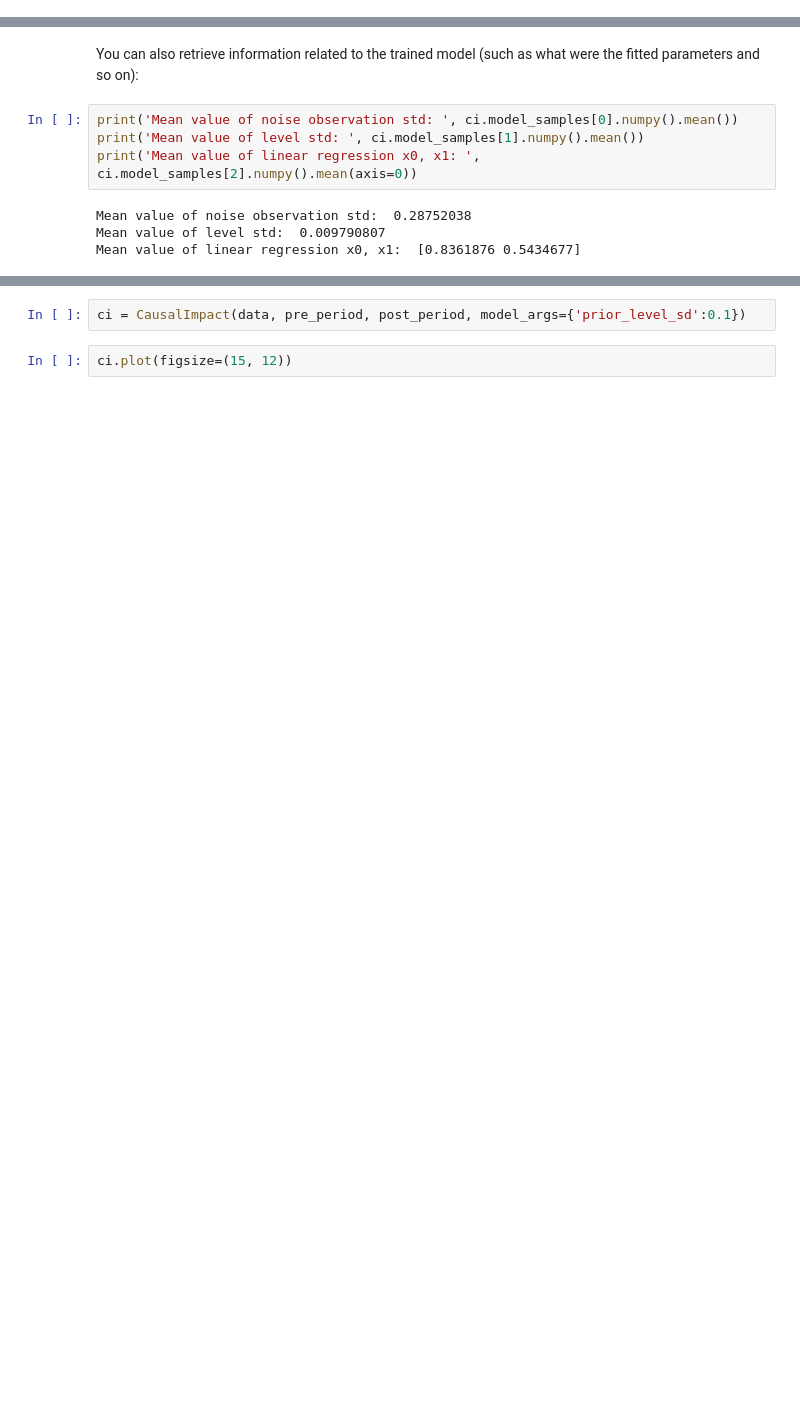
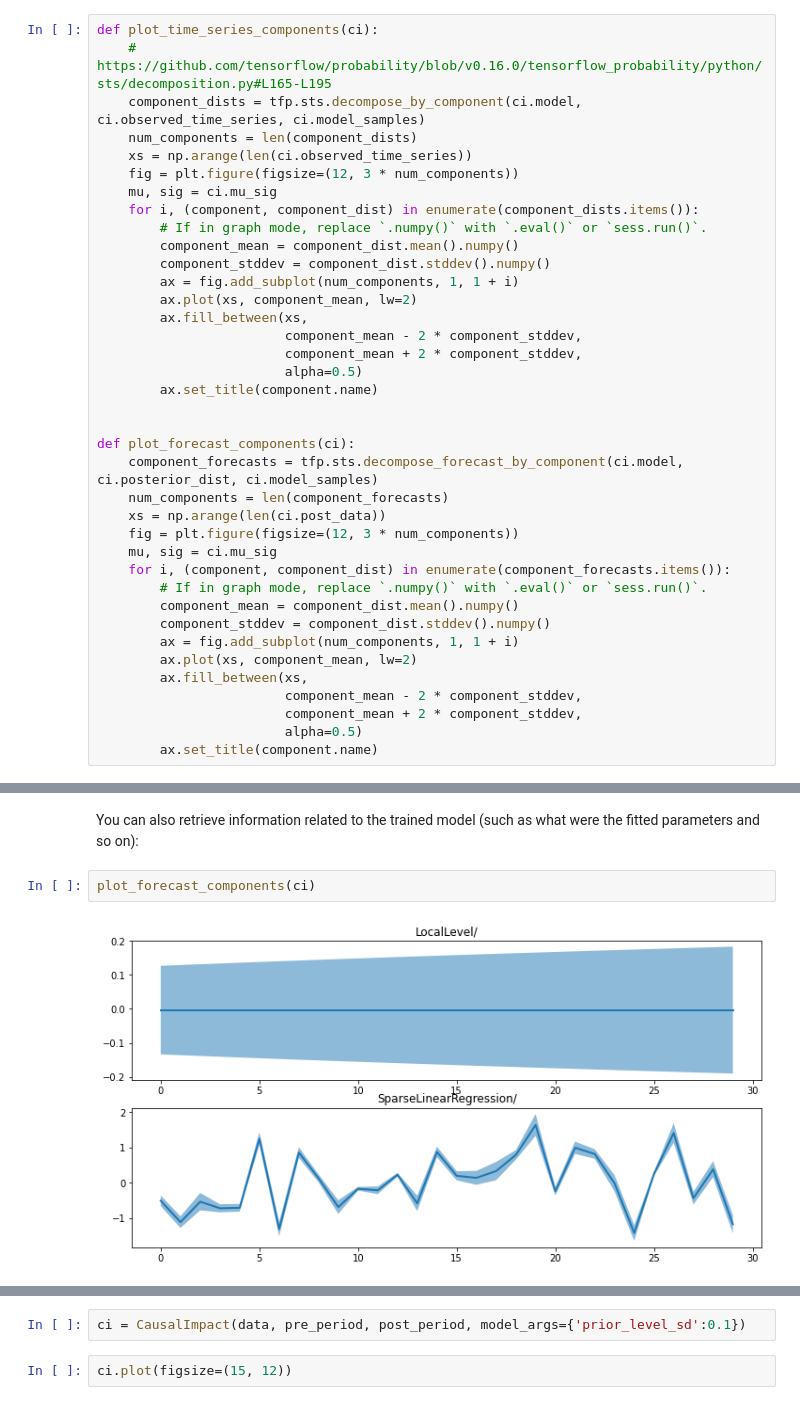
Before and after one commit to WillianFuks/tfcausalimpact, a Jupyter notebook: notebooks/getting_started.ipynb, the cells around one changed output, grey strips where cells are left out. Cells and saved outputs as stored; diff of their text form; blank space fills up the shorter version.

Commit message:
Improve custom model docs (#49)

```diff
--- a/notebooks/getting_started.ipynb
+++ b/notebooks/getting_started.ipynb
@@ -54,6 +60,44 @@ from causalimpact import CausalImpact
 
 tfd = tfp.distributions
 plt.rcParams['figure.figsize'] = [15, 10]
+# %%
+def plot_time_series_components(ci):
+    # https://github.com/tensorflow/probability/blob/v0.16.0/tensorflow_probability/python/sts/decomposition.py#L165-L195
+    component_dists = tfp.sts.decompose_by_component(ci.model, ci.observed_time_series, ci.model_samples)
+    num_components = len(component_dists)
+    xs = np.arange(len(ci.observed_time_series))
+    fig = plt.figure(figsize=(12, 3 * num_components))
+    mu, sig = ci.mu_sig
+    for i, (component, component_dist) in enumerate(component_dists.items()):
+        # If in graph mode, replace `.numpy()` with `.eval()` or `sess.run()`.
+        component_mean = component_dist.mean().numpy()
+        component_stddev = component_dist.stddev().numpy()
+        ax = fig.add_subplot(num_components, 1, 1 + i)
+        ax.plot(xs, component_mean, lw=2)
+        ax.fill_between(xs,
+                        component_mean - 2 * component_stddev,
+                        component_mean + 2 * component_stddev,
+                        alpha=0.5)
+        ax.set_title(component.name)
+
+
+def plot_forecast_components(ci):
+    component_forecasts = tfp.sts.decompose_forecast_by_component(ci.model, ci.posterior_dist, ci.model_samples)
+    num_components = len(component_forecasts)
+    xs = np.arange(len(ci.post_data))
+    fig = plt.figure(figsize=(12, 3 * num_components))
+    mu, sig = ci.mu_sig
+    for i, (component, component_dist) in enumerate(component_forecasts.items()):
+        # If in graph mode, replace `.numpy()` with `.eval()` or `sess.run()`.
+        component_mean = component_dist.mean().numpy()
+        component_stddev = component_dist.stddev().numpy()
+        ax = fig.add_subplot(num_components, 1, 1 + i)
+        ax.plot(xs, component_mean, lw=2)
+        ax.fill_between(xs,
+                        component_mean - 2 * component_stddev,
+                        component_mean + 2 * component_stddev,
+                        alpha=0.5)
+        ax.set_title(component.name)
 # %% [markdown]
 ### 2.1 Generating Sample Data
 # %%
@@ -161,11 +203,7 @@ ci.inferences.head()
 # %% [markdown]
 You can also retrieve information related to the trained model (such as what were the fitted parameters and so on):
-# %%
-print('Mean value of noise observation std: ', ci.model_samples[0].numpy().mean())
-print('Mean value of level std: ', ci.model_samples[1].numpy().mean())
-print('Mean value of linear regression x0, x1: ', ci.model_samples[2].numpy().mean(axis=0))
-# %% [output]
-Mean value of noise observation std:  0.28752038
-Mean value of level std:  0.009790807
-Mean value of linear regression x0, x1:  [0.8361876 0.5434677]
+# %%
+plot_forecast_components(ci)
+# %% [output]
+[figure, added]
 # %% [markdown]
```
Also changed, not shown: parts of 55 cells of this notebook, 3 other files.
